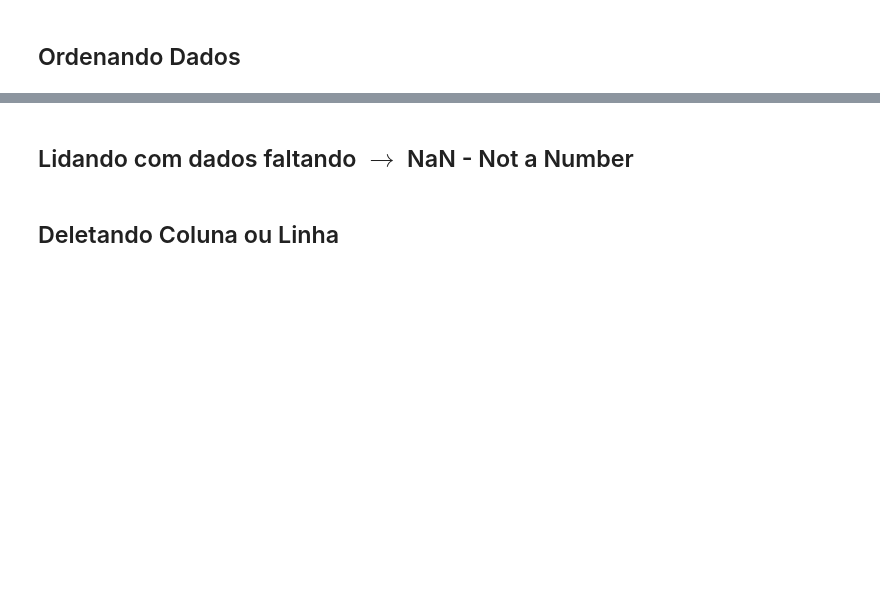
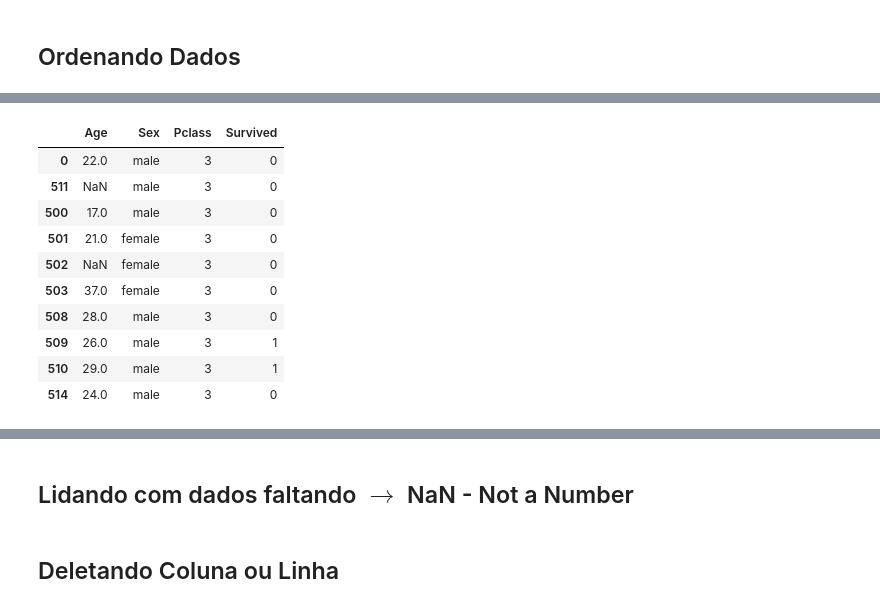
Before and after one commit to gabrielrstan/Data_Science_e_Machine_Learning_com_Estat-stica_e_Python, a Jupyter notebook: 04 - Pandas/Pandas - Vazio.ipynb, the cells around one changed output, grey strips where cells are left out. Saved outputs shown, nothing was run; the diff lists cells and outputs as text; code cells hidden in the pictures; blank space fills up the shorter version.

```diff
--- a/04 - Pandas/Pandas - Vazio.ipynb
+++ b/04 - Pandas/Pandas - Vazio.ipynb
@@ -366,0 +566,15 @@ data['Name'].iloc[2]
+# %%
+data[['Age', 'Sex', 'Pclass', 'Survived']].sort_values(
+    'Pclass', ascending=False).head(10)
+# %% [output]
+|  | Age | Sex | Pclass | Survived |
+| 0 | 22.0 | male | 3 | 0 |
+| 511 | NaN | male | 3 | 0 |
+| 500 | 17.0 | male | 3 | 0 |
+| 501 | 21.0 | female | 3 | 0 |
+| 502 | NaN | female | 3 | 0 |
+| 503 | 37.0 | female | 3 | 0 |
+| 508 | 28.0 | male | 3 | 0 |
+| 509 | 26.0 | male | 3 | 1 |
+| 510 | 29.0 | male | 3 | 1 |
+| 514 | 24.0 | male | 3 | 0 |
```
Also changed, not shown: parts of 24 cells of this notebook.
